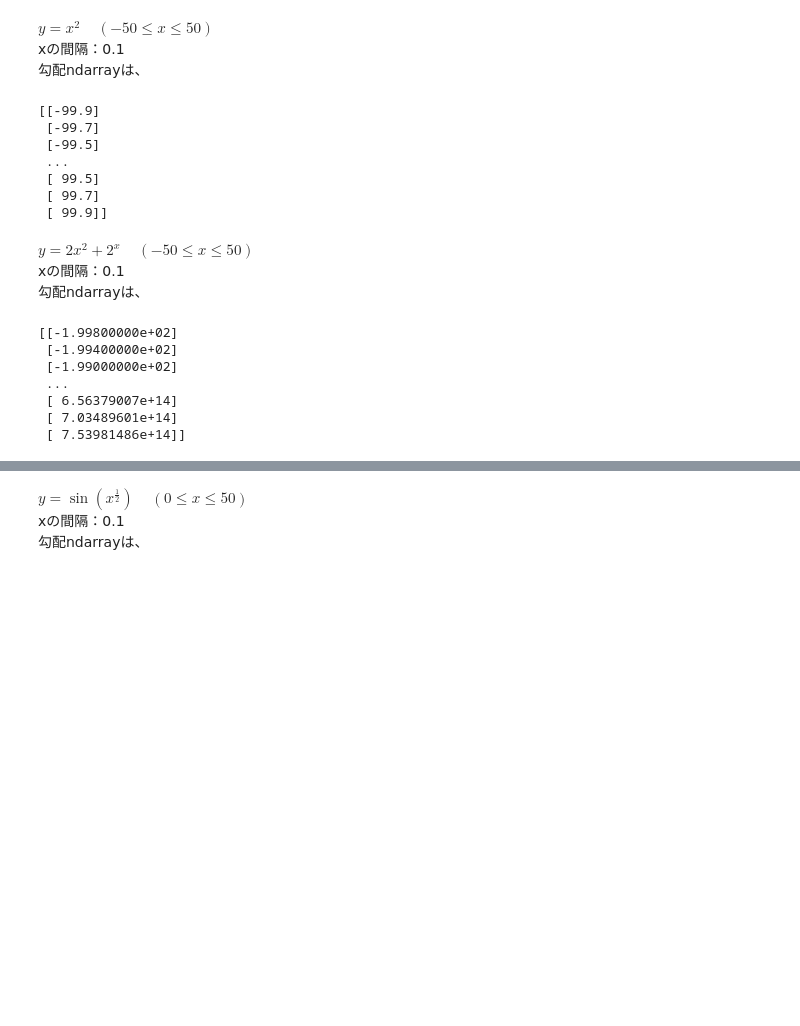
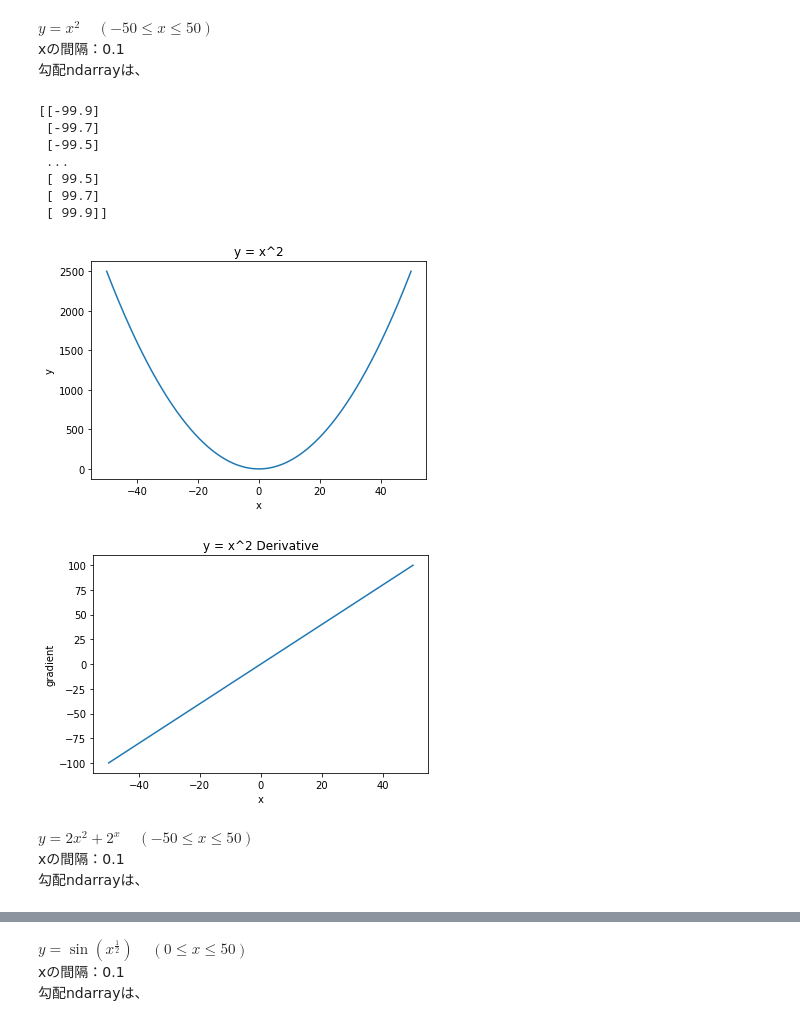
Before and after one commit to masterplan1216/diveintocode-ml, a Jupyter notebook: week2_task1.ipynb, the cells around one changed output, grey strips where cells are left out. Drawn from its saved outputs; the diff is of its cells as text; code cells hidden in the pictures; blank space fills up the shorter version.

```diff
--- a/week2_task1.ipynb
+++ b/week2_task1.ipynb
@@ -137,10 +137,10 @@ def compute_gradient(function, x_range=(-50, 50.1, 0.1)):
 
     Returns
     ----------------
-    array_xy : ndarray, shape(n, 2)
-    xとyを結合したもの。nはx_rangeに依存する。
-    xy_ndarray: ndarray, shape(n-1,)
-    関数の勾配。差をとるため要素は1つ減る
+    array_xy：ndarray, shape(n, 2)
+        xとyを結合したもの。nはx_rangeに依存する。
+    gradient：ndarray, shape(n-1,)
+        関数の勾配。差をとるため要素は1つ減る
     """
     array_x = np.arange(x_range[0], x_range[1], x_range[2])
     array_y = function(array_x)
@@ -237,36 +237,37 @@ y = x^2~~~~~(-50 \leq x \leq 50)
 $
 xの間隔：0.1
 勾配ndarrayは、
-# %%
-#np.set_printoptions(threshold=3000)
-array_xy, gradient = compute_gradient(function2)
-#print(array_xy)
-#print("--------------------------------------------------------------")
-print(gradient)
-# %% [output]
-[[-99.9]
- [-99.7]
- [-99.5]
- ...
- [ 99.5]
- [ 99.7]
- [ 99.9]]
+# %%
+#np.set_printoptions(threshold=3000)
+array_xy, gradient = compute_gradient(function2)
+#print(array_xy)
+#print("--------------------------------------------------------------")
+print(gradient)
+
+plt.plot(array_xy[:, 0], array_xy[:, 1])
+plt.title("y = x^2")
+plt.xlabel("x")
+plt.ylabel("y")
+plt.show()
+
+plt.plot(array_xy[1:, 0], gradient)
+plt.title("y = x^2 Derivative")
+plt.xlabel("x")
+plt.ylabel("gradient")
+plt.show()
+# %% [output]
+[[-99.9]
+ [-99.7]
+ [-99.5]
+ ...
+ [ 99.5]
+ [ 99.7]
+ [ 99.9]]
+[figure, added]
+[figure, added]
 # %% [markdown]
 $
 y = 2x^2 + 2^x~~~~~(-50 \leq x \leq 50)
 $
 xの間隔：0.1
 勾配ndarrayは、
-# %%
-array_xy, gradient = compute_gradient(function3)
-#print(array_xy)
-#print("--------------------------------------------------------------")
-print(gradient)
-# %% [output]
-[[-1.99800000e+02]
- [-1.99400000e+02]
- [-1.99000000e+02]
- ...
- [ 6.56379007e+14]
- [ 7.03489601e+14]
- [ 7.53981486e+14]]
```
Also changed, not shown: parts of 6 cells of this notebook.
